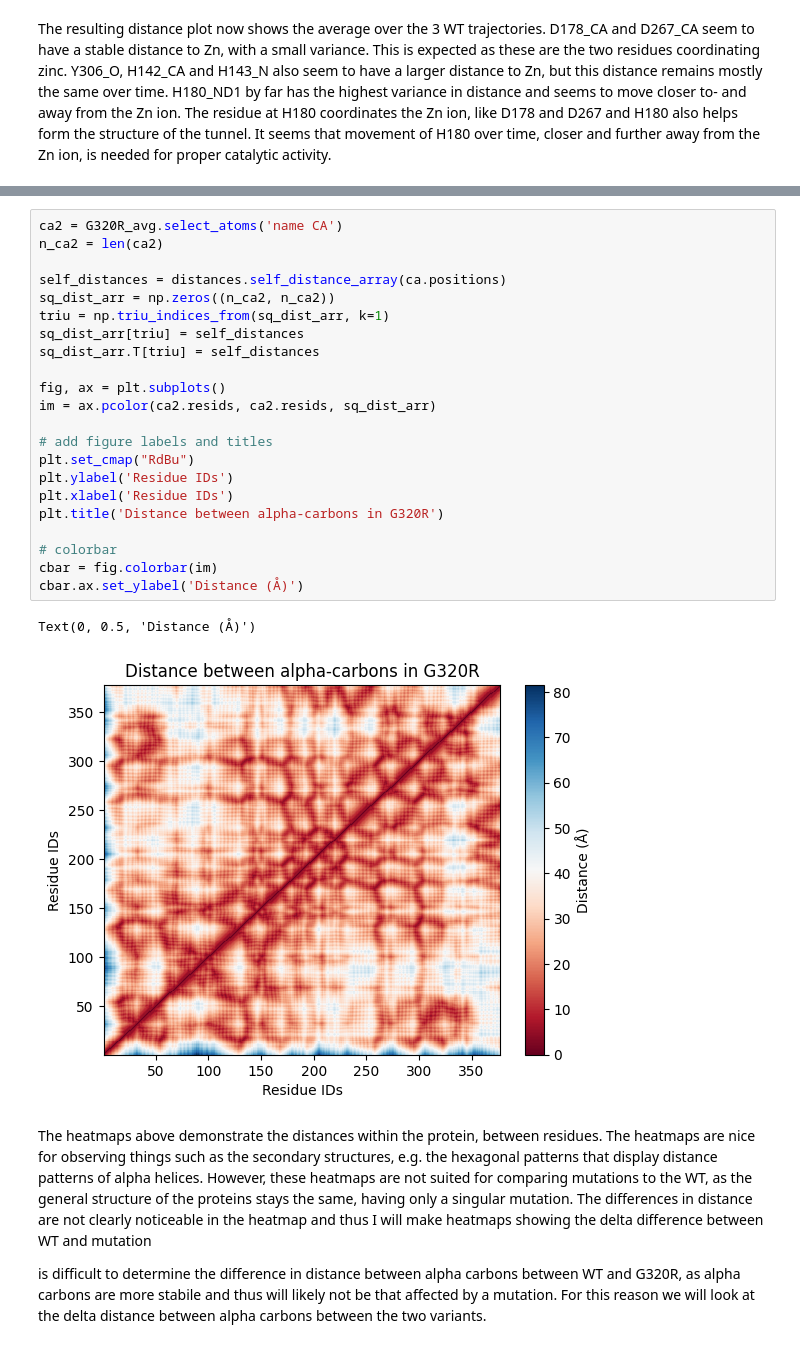
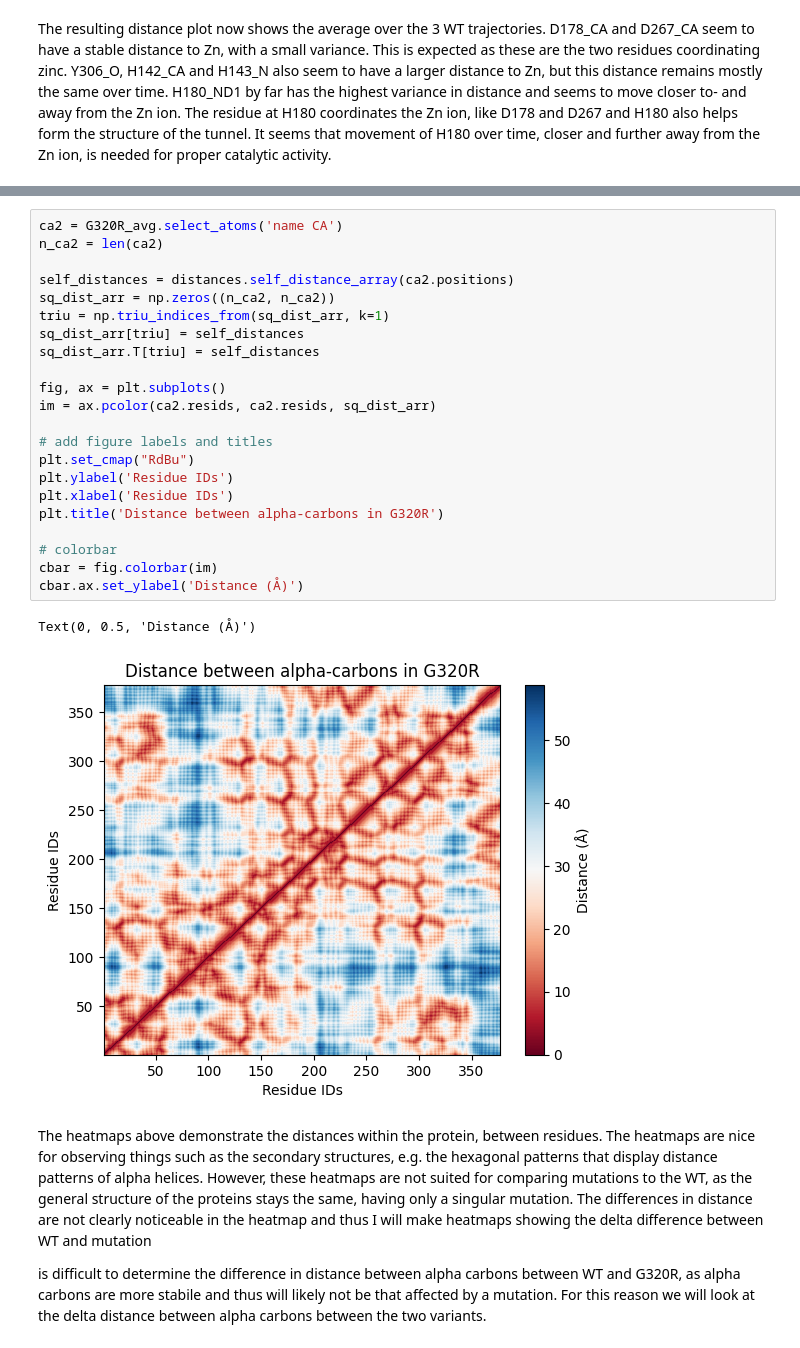
Before and after one commit to YamilaTimmer/molecular-dynamics-HDAC8, a Jupyter notebook: molecular-dynamics-HDAC8.ipynb, the cells around one changed output, grey strips where cells are left out. Drawn from its saved outputs; the diff is of its cells as text.

```diff
--- a/molecular-dynamics-HDAC8.ipynb
+++ b/molecular-dynamics-HDAC8.ipynb
@@ -770,28 +800,28 @@ Text(0, 0.5, 'Distance (Å)')
 # %%
 ca2 = G320R_avg.select_atoms('name CA')
 n_ca2 = len(ca2)
 
-self_distances = distances.self_distance_array(ca.positions)
+self_distances = distances.self_distance_array(ca2.positions)
 sq_dist_arr = np.zeros((n_ca2, n_ca2))
 triu = np.triu_indices_from(sq_dist_arr, k=1)
 sq_dist_arr[triu] = self_distances
 sq_dist_arr.T[triu] = self_distances
 
 fig, ax = plt.subplots()
 im = ax.pcolor(ca2.resids, ca2.resids, sq_dist_arr)
 
 # add figure labels and titles
 plt.set_cmap("RdBu")
 plt.ylabel('Residue IDs')
 plt.xlabel('Residue IDs')
 plt.title('Distance between alpha-carbons in G320R')
 
 # colorbar
 cbar = fig.colorbar(im)
 cbar.ax.set_ylabel('Distance (Å)')
 # %% [output]
 Text(0, 0.5, 'Distance (Å)')
-[figure, old version]
+[figure, new version]
 # %% [markdown]
 The heatmaps above demonstrate the distances within the protein, between residues. The heatmaps are nice for observing things such as the secondary structures, e.g. the hexagonal patterns that display distance patterns of alpha helices. However, these heatmaps are not suited for comparing mutations to the WT, as the general structure of the proteins stays the same, having only a singular mutation. The differences in distance are not clearly noticeable in the heatmap and thus I will make heatmaps showing the delta difference between WT and mutation
 
```
Also changed, not shown: parts of 44 cells of this notebook, 4 other files.
